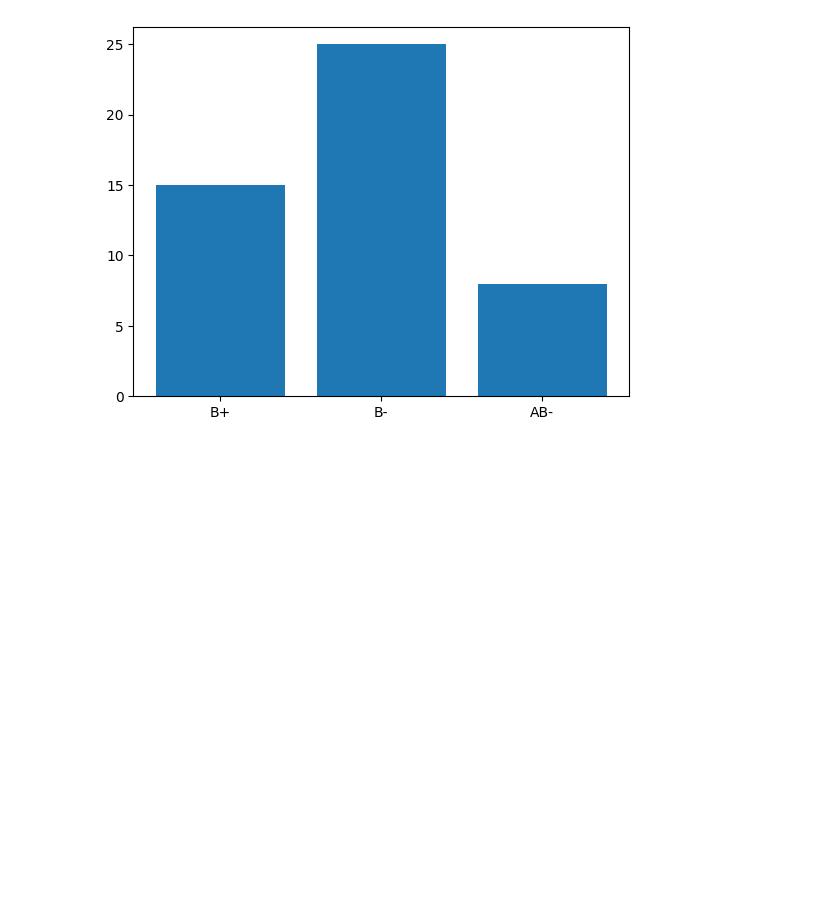
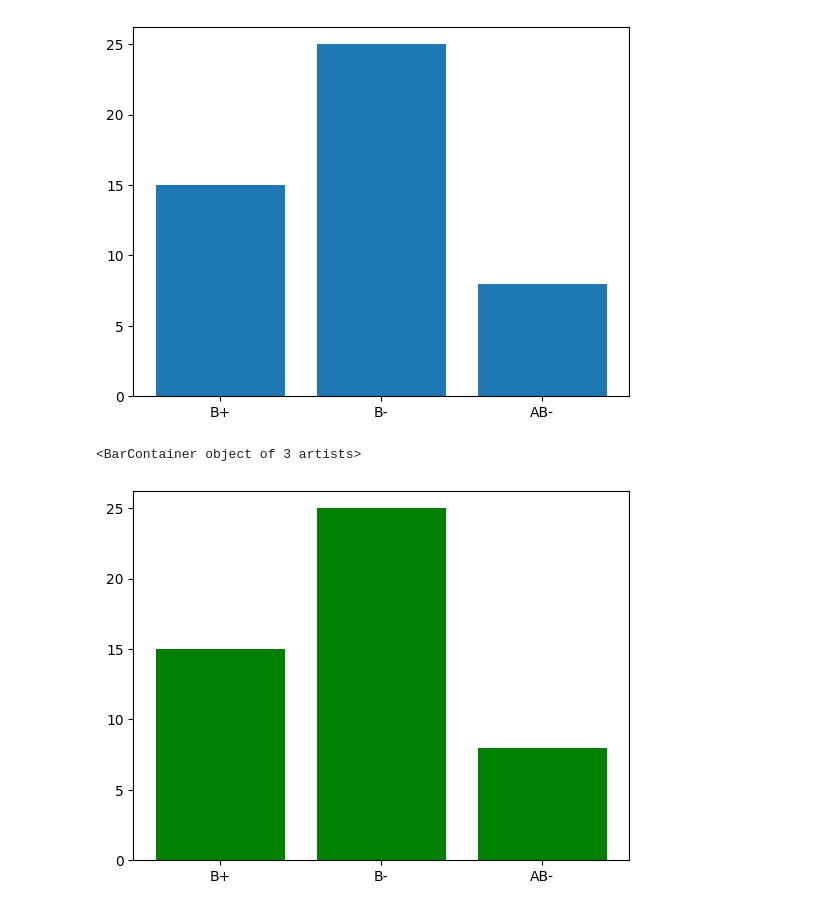
Before and after one commit to jubayerhu1/Python-Code, a Jupyter notebook: matplotlib/matplotlib.ipynb, the cells around one changed output. Cells and saved outputs as stored; diff of their text form; code cells hidden in the pictures; blank space fills up the shorter version.

```diff
--- a/matplotlib/matplotlib.ipynb
+++ b/matplotlib/matplotlib.ipynb
@@ -95,3 +95,9 @@ plt.bar(blood_group, Total_person)
 # %% [output]
 <BarContainer object of 3 artists>
 [figure]
+# %%
+# Change color
+plt.bar(blood_group, Total_person, color= 'green')
+# %% [output]
+<BarContainer object of 3 artists>
+[figure, added]
```
Also changed, not shown: parts of 11 cells of this notebook, 5 other files.
